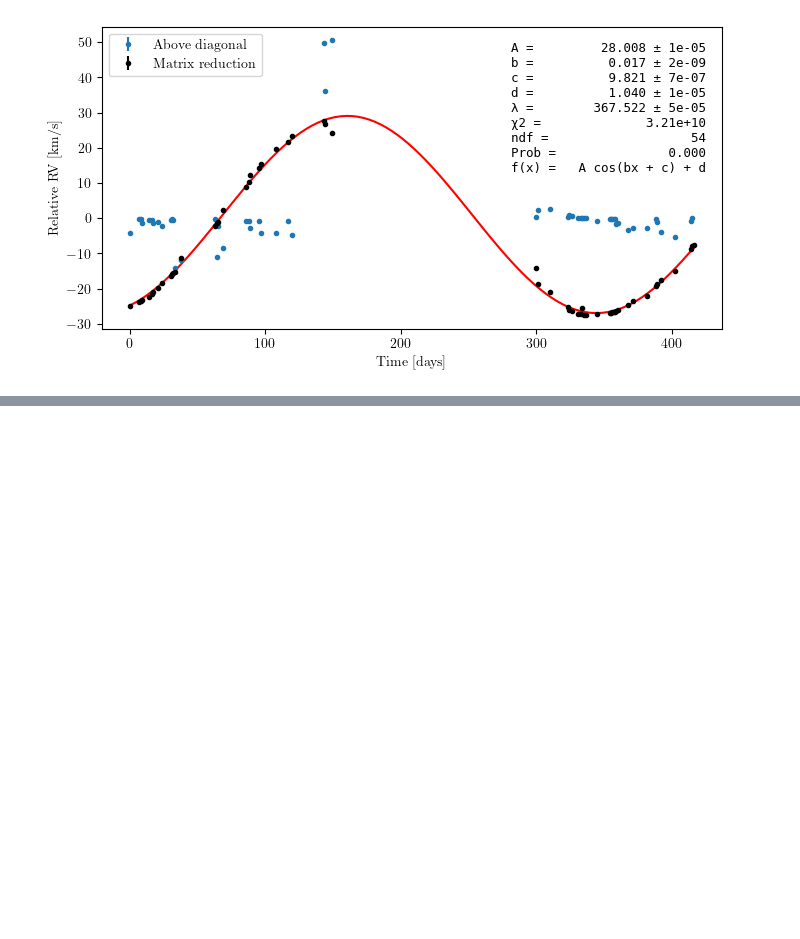
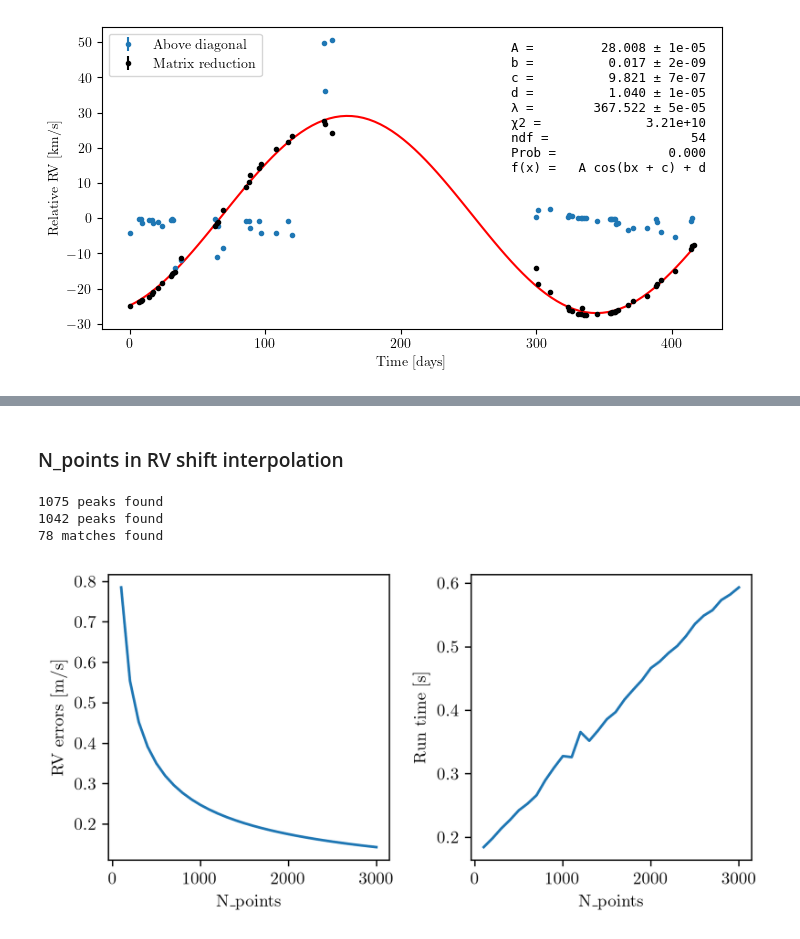
Before and after one commit to Harteg/bachelor-project, a Jupyter notebook: rv_plots.ipynb, the cells around one changed output, grey strips where cells are left out. Drawn from its saved outputs; the diff is of its cells as text; code cells hidden in the pictures; blank space fills up the shorter version.

```diff
--- a/rv_plots.ipynb
+++ b/rv_plots.ipynb
@@ -110,0 +153,43 @@ fig.savefig("shift_non_bary_centric.pdf", bbox_inches="tight", dpi=300)
+# %% [markdown]
+### N_points in RV shift interpolation
+# %%
+import time
+
+filenames = get_spectra_filenames_without_duplicate_dates(SPECTRA_PATH_34411)
+file1, file2 = filenames[1], filenames[20]
+matches = find_feature_matches(find_features(file1), find_features(file2))
+
+interp_sizes = np.linspace(100, 3000, 30)
+shifts_list = []
+run_times = []
+for s in interp_sizes:
+    start = time.time()
+    shifts = compute_all_feature_shifts(matches, plot=False, interp_size=int(s))
+    run_times.append(time.time() - start) # in seconds
+    shifts = filter_z_test(shifts)
+    shifts_list.append(shifts)
+
+shifts_list = np.asarray(shifts_list)
+
+err_mean = []
+for r in shifts_list:
+    shift_mean, shift_mean_err = weighted_mean(r[:, 0], r[:, 1])
+    err_mean.append(shift_mean_err)
+
+
+fig, (ax1, ax2) = plt.subplots(ncols=2, figsize=(6,3))
+
+ax1.plot(interp_sizes, err_mean)
+ax1.set_xlabel("N_points")
+ax1.set_ylabel("RV errors [m/s]")
+
+ax2.plot(interp_sizes, run_times)
+ax2.set_xlabel("N_points")
+ax2.set_ylabel("Run time [s]")
+
+fig.tight_layout()
+# %% [output]
+1075 peaks found
+1042 peaks found
+78 matches found
+[figure, added]
```
Also changed, not shown: parts of 3 cells of this notebook, 13 other files.
